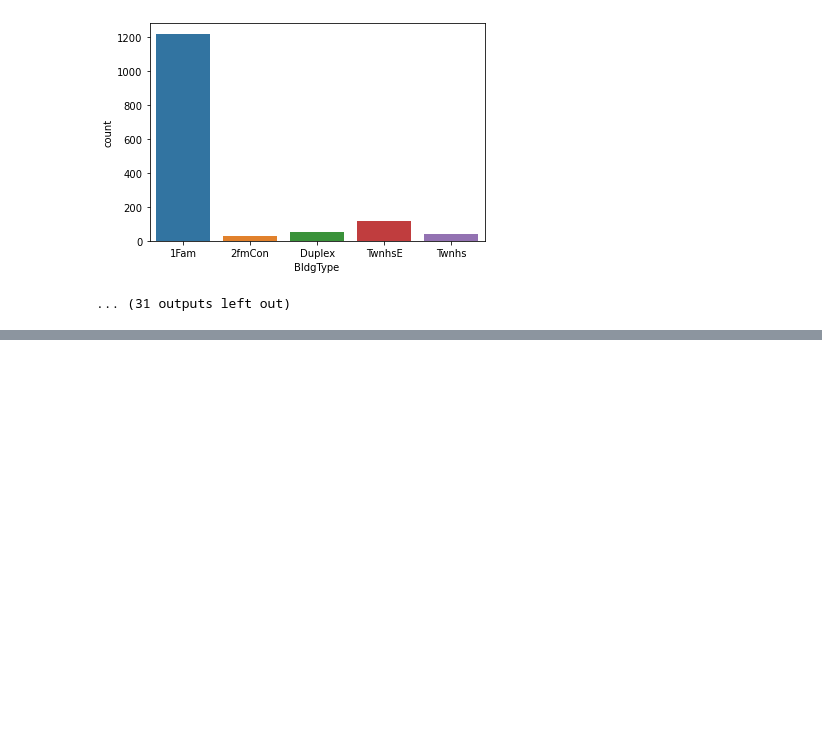
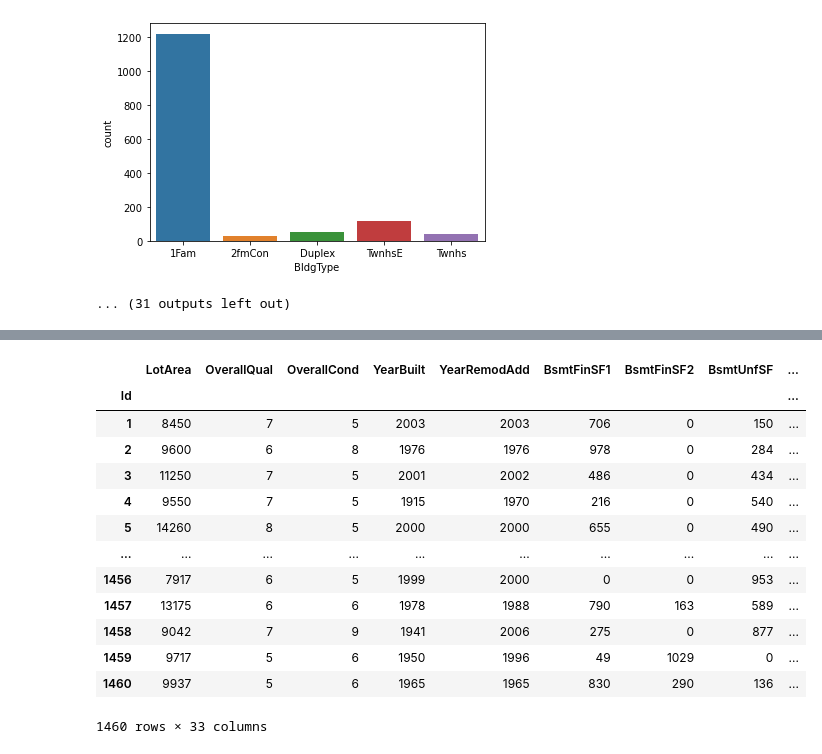
Before and after one commit to corina-cerezo/Proyecto-1-IA, a Jupyter notebook: Proyecto 1 IA.ipynb, the cells around one changed output, grey strips where cells are left out. Drawn from its saved outputs; the diff is of its cells as text; code cells hidden in the pictures; blank space fills up the shorter version.

```diff
--- a/Proyecto 1 IA.ipynb
+++ b/Proyecto 1 IA.ipynb
@@ -79,0 +881,18 @@ for i, col in enumerate(trainObj.columns):
+# %%
+trainNum = train.select_dtypes(include=['int64' or 'float64']).copy()
+trainNum
+# %% [output]
+|  | LotArea | OverallQual | OverallCond | YearBuilt | YearRemodAdd | BsmtFinSF1 | BsmtFinSF2 | BsmtUnfSF | ... |
+| Id |  |  |  |  |  |  |  |  | ... |
+| 1 | 8450 | 7 | 5 | 2003 | 2003 | 706 | 0 | 150 | ... |
+| 2 | 9600 | 6 | 8 | 1976 | 1976 | 978 | 0 | 284 | ... |
+| 3 | 11250 | 7 | 5 | 2001 | 2002 | 486 | 0 | 434 | ... |
+| 4 | 9550 | 7 | 5 | 1915 | 1970 | 216 | 0 | 540 | ... |
+| 5 | 14260 | 8 | 5 | 2000 | 2000 | 655 | 0 | 490 | ... |
+| ... | ... | ... | ... | ... | ... | ... | ... | ... | ... |
+| 1456 | 7917 | 6 | 5 | 1999 | 2000 | 0 | 0 | 953 | ... |
+| 1457 | 13175 | 6 | 6 | 1978 | 1988 | 790 | 163 | 589 | ... |
+| 1458 | 9042 | 7 | 9 | 1941 | 2006 | 275 | 0 | 877 | ... |
+| 1459 | 9717 | 5 | 6 | 1950 | 1996 | 49 | 1029 | 0 | ... |
+| 1460 | 9937 | 5 | 6 | 1965 | 1965 | 830 | 290 | 136 | ... |
+1460 rows × 33 columns
```
Also changed, not shown: parts of 205 cells of this notebook.
